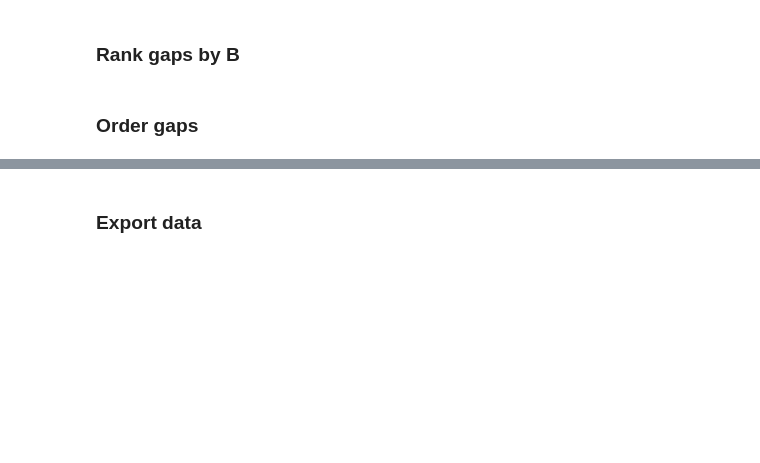
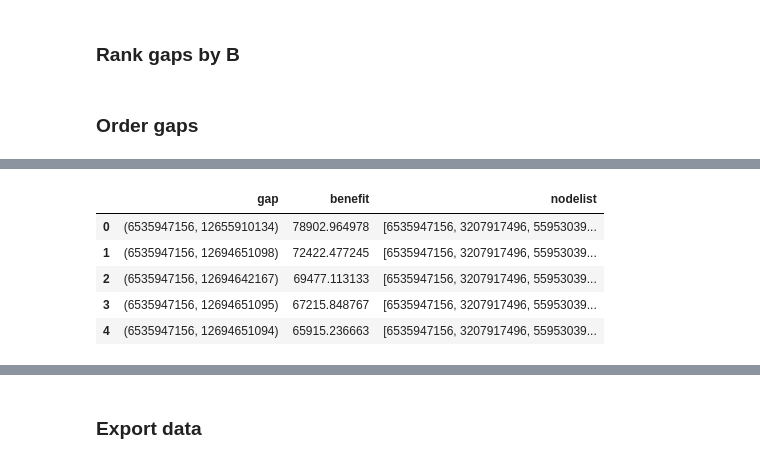
Before and after one commit to BikeNetKit/FixBikeNet, a Jupyter notebook: FixBikeMVP.ipynb, the cells around one changed output, grey strips where cells are left out. Saved outputs shown, nothing was run; the diff lists cells and outputs as text; code cells hidden in the pictures; blank space fills up the shorter version.

```diff
--- a/FixBikeMVP.ipynb
+++ b/FixBikeMVP.ipynb
@@ -143,0 +167,11 @@ df.head()
+# %%
+df = df.iloc[:1000]
+# %%
+df.head()
+# %% [output]
+|  | gap | benefit | nodelist |
+| 0 | (6535947156, 12655910134) | 78902.964978 | [6535947156, 3207917496, 55953039... |
+| 1 | (6535947156, 12694651098) | 72422.477245 | [6535947156, 3207917496, 55953039... |
+| 2 | (6535947156, 12694642167) | 69477.113133 | [6535947156, 3207917496, 55953039... |
+| 3 | (6535947156, 12694651095) | 67215.848767 | [6535947156, 3207917496, 55953039... |
+| 4 | (6535947156, 12694651094) | 65915.236663 | [6535947156, 3207917496, 55953039... |
```
Also changed, not shown: parts of 21 cells of this notebook, 3 other files.
